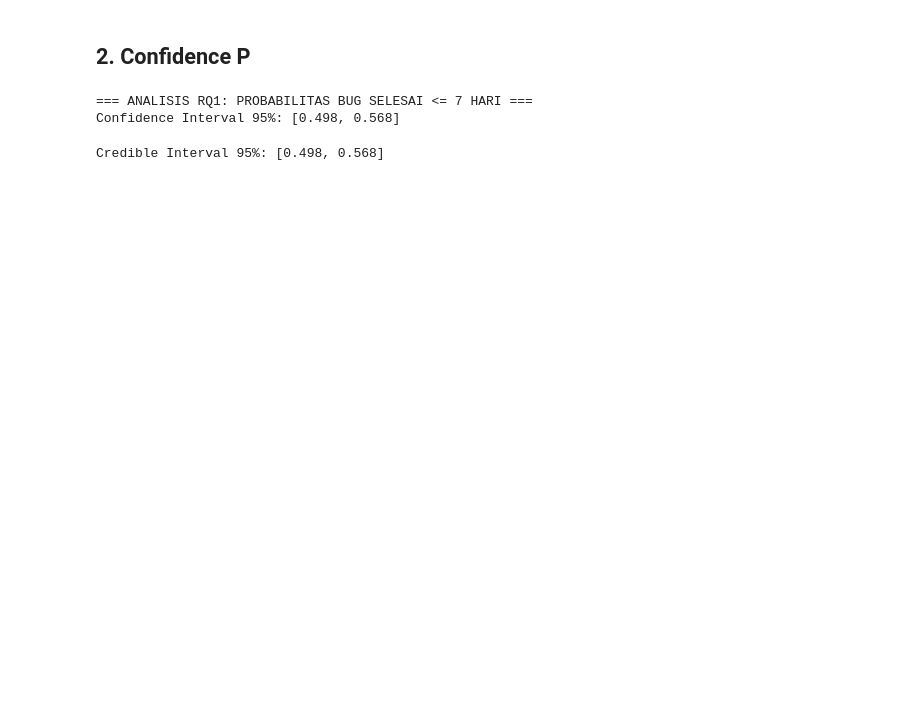
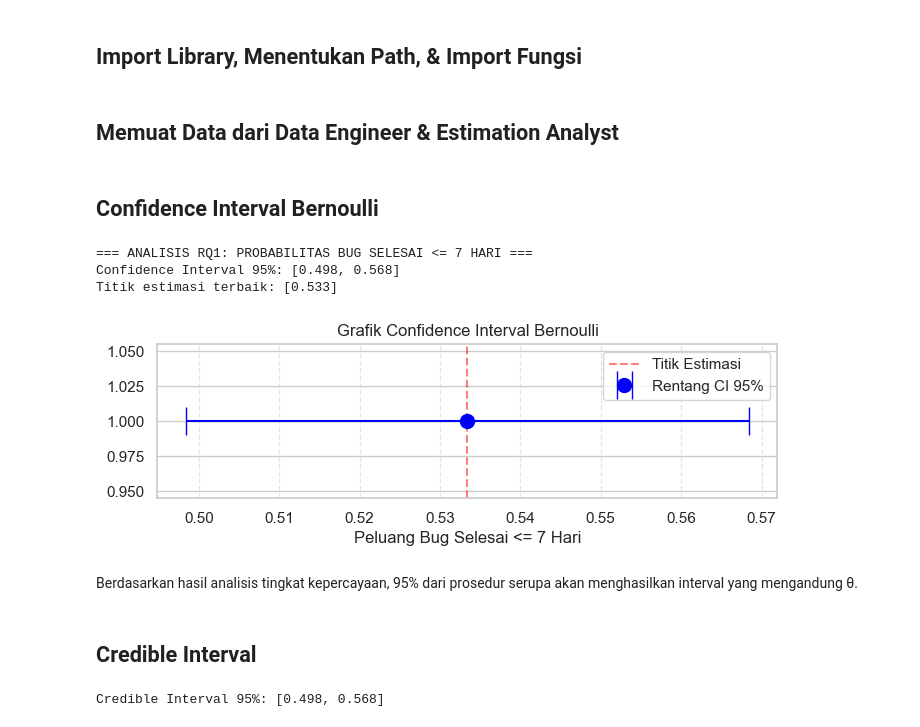
Before and after one commit to natnut-07/Project-Statistika-Kelompok-11, a Jupyter notebook: notebooks/03_inference.ipynb, the cells around one changed output. Drawn from its saved outputs; the diff is of its cells as text; code cells hidden in the pictures; blank space fills up the shorter version.

```diff
--- a/notebooks/03_inference.ipynb
+++ b/notebooks/03_inference.ipynb
@@ -1,3 +24,5 @@
+# %% [markdown]
+## Import Library, Menentukan Path, & Import Fungsi
 # %%
 import os
 import sys
@@ -16,4 +42,6 @@ from src.inference import (
     ci_poisson,
     credible_interval
 )
+# %% [markdown]
+## Memuat Data dari Data Engineer & Estimation Analyst
 # %%
@@ -38,14 +61,36 @@ n_total = 778
 alpha_posterior = 416
 beta_posterior = 364
 # %% [markdown]
-## 2. Confidence P
+## Confidence Interval Bernoulli
 # %%
 print("=== ANALISIS RQ1: PROBABILITAS BUG SELESAI <= 7 HARI ===")
 
-# A. Confidence Interval (Frequentist)
+# A. Confidence Interval Bernoulli
 lower_ci, upper_ci = ci_bernoulli (k = k_sukses, n = n_total, confidence=0.95)
 print(f"Confidence Interval 95%: [{lower_ci:.3f}, {upper_ci:.3f}]")
+print(f"Titik estimasi terbaik: [{k_sukses/n_total:.3f}]")
+
+theta_hat = k_sukses / n_total
+margin_of_error = upper_ci - theta_hat
+
+
+plt.figure(figsize=(8, 2))
+plt.errorbar(x=theta_hat,y=1, xerr=margin_of_error, fmt='o', color='blue',
+             markersize=10, capsize=10, label='Rentang CI 95%')
+
+plt.axvline(x=theta_hat, color='red', linestyle='--', alpha=0.5, label='Titik Estimasi')
+plt.title('Grafik Confidence Interval Bernoulli')
+plt.xlabel('Peluang Bug Selesai <= 7 Hari')
+plt.grid(axis='x', linestyle='--', alpha=0.5)
+plt.legend()
+plt.show()
 # %% [output]
 === ANALISIS RQ1: PROBABILITAS BUG SELESAI <= 7 HARI ===
 Confidence Interval 95%: [0.498, 0.568]
+Titik estimasi terbaik: [0.533]
+[figure, added]
+# %% [markdown]
+Berdasarkan hasil analisis tingkat kepercayaan, 95% dari prosedur serupa akan menghasilkan interval yang mengandung θ.
+# %% [markdown]
+## Credible Interval
 # %%
```
Also changed, not shown: parts of 10 cells of this notebook.
